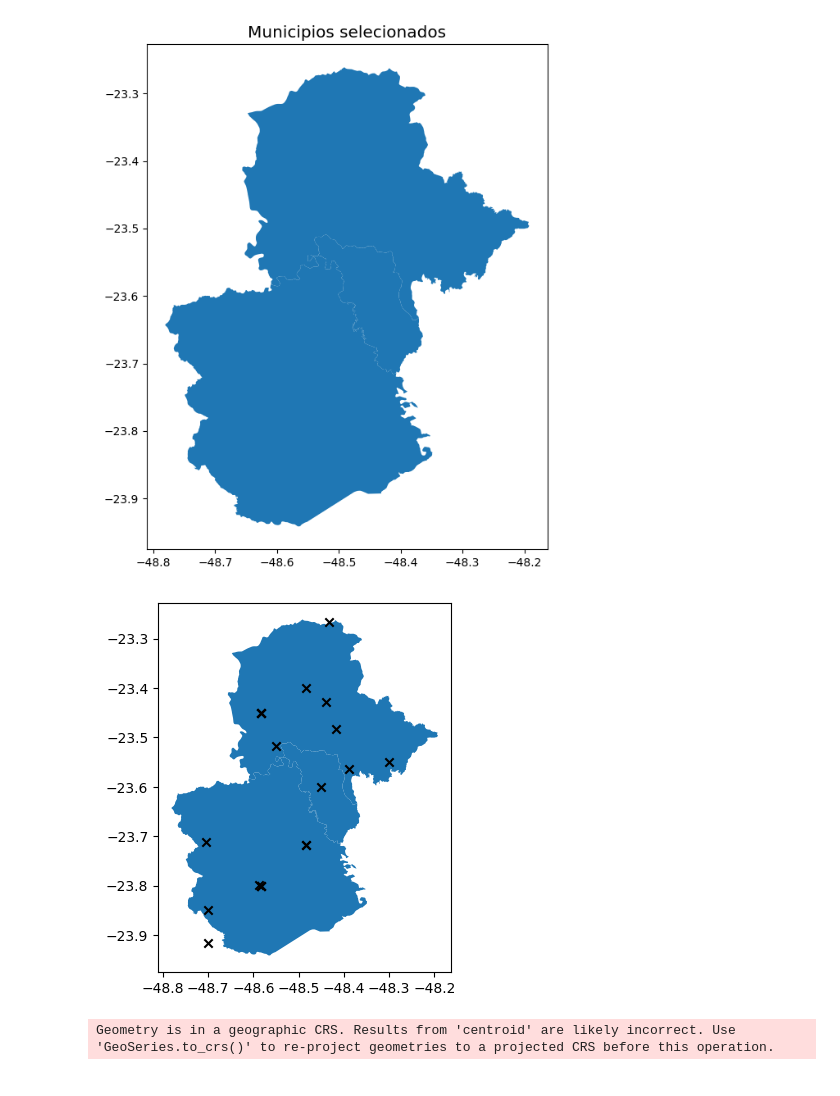
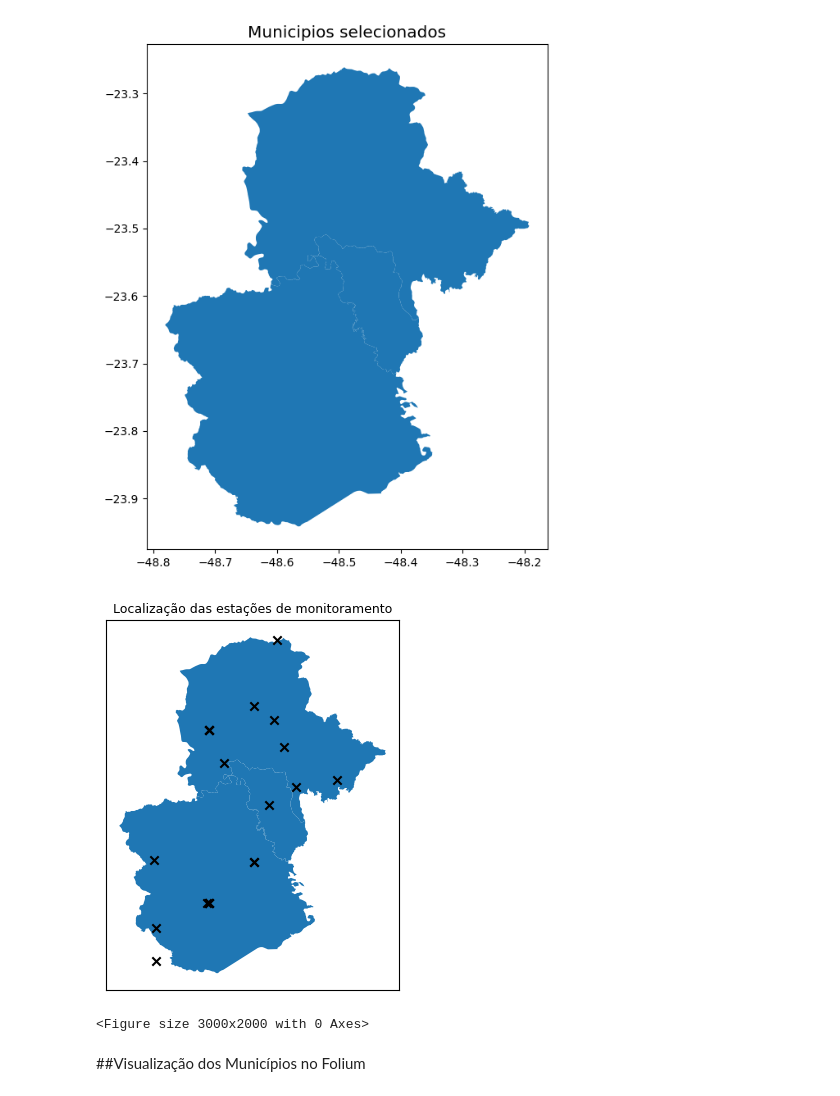
Before and after one commit to Leonardopedroti/ANA_shapefile, a Jupyter notebook: ANA_Shapefile.ipynb, the cells around one changed output. Drawn from its saved outputs; the diff is of its cells as text; code cells hidden in the pictures.

```diff
--- a/ANA_Shapefile.ipynb
+++ b/ANA_Shapefile.ipynb
@@ -63,14 +69,27 @@ coordenadas_caminho = ('/content/lat_long_extraidas.csv')
 # %%
-#
+#Importação do arquivo 'lat_long_extraidas.csv' para o drive
+coordenadas_caminho = ('/content/lat_long_extraidas.csv')
+
+#União dos arquivos shapefile com as coordenadas lat/long das estações de monitoramento
 municipio = adc[adc['NM_MUN'].isin(['Buri', 'Campina do Monte Alegre', 'Angatuba'])]
 municipio.plot()
 lat_long = ['Latitude', 'Longitude']
 lat_long_extraidas = df[lat_long]
-lat_long_extraidas
+
+#Adicionando marcações referente as estações de monitoramento
 plt.scatter(lat_long_extraidas['Longitude'], lat_long_extraidas['Latitude'], color='black', marker='x')
+plt.title('Localização das estações de monitoramento', fontsize='9')
+
+#Removendo as coordenadas dos eixos x e y
+plt.xticks([])
+plt.yticks([])
+plt.figure(figsize=(30, 20))
 plt.show()
 # %% [output]
-[figure, old version]
+[figure, new version]
+<Figure size 3000x2000 with 0 Axes>
+# %% [markdown]
+##Visualização dos Municípios no Folium
 # %%
 coordenadas = gpd.read_file(coordenadas_caminho)
 coordenadas['geometry'] = coordenadas.apply(lambda row: Point(row['Longitude'], row['Latitude']), axis=1)
@@ -83,4 +98,6 @@ shapefile_combinado = gpd.read_file(shapefile_combinado_path)
 # %%
+shapefile_combinado_path = "/content/bacias_municipio.shp"
+shapefile_combinado = gpd.read_file(shapefile_combinado_path)
 mapa = folium.Map(location=[shapefile_combinado.geometry.centroid.y.mean(), shapefile_combinado.geometry.centroid.x.mean()], zoom_start=10)
+folium.GeoJson(shapefile_combinado).add_to(mapa)
+mapa
-# %% [output]
-Geometry is in a geographic CRS. Results from 'centroid' are likely incorrect. Use 'GeoSeries.to_crs()' to re-project geometries to a projected CRS before this operation.
```
Also changed, not shown: parts of 9 cells of this notebook.
